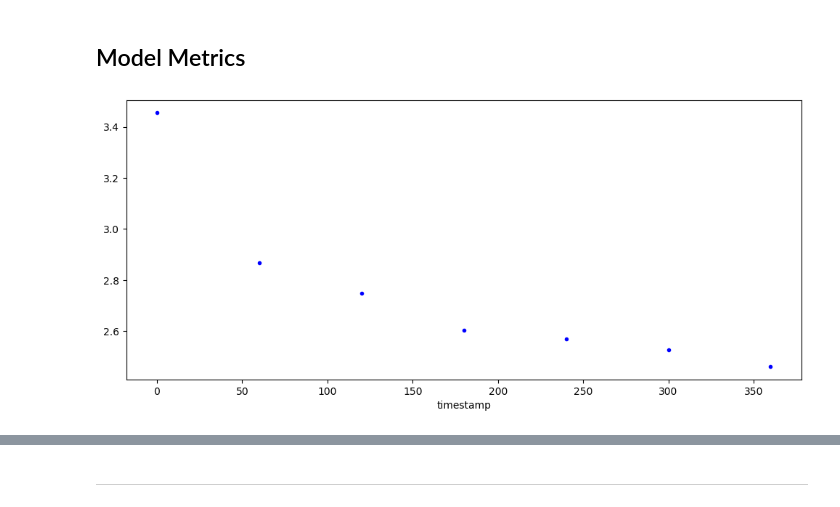
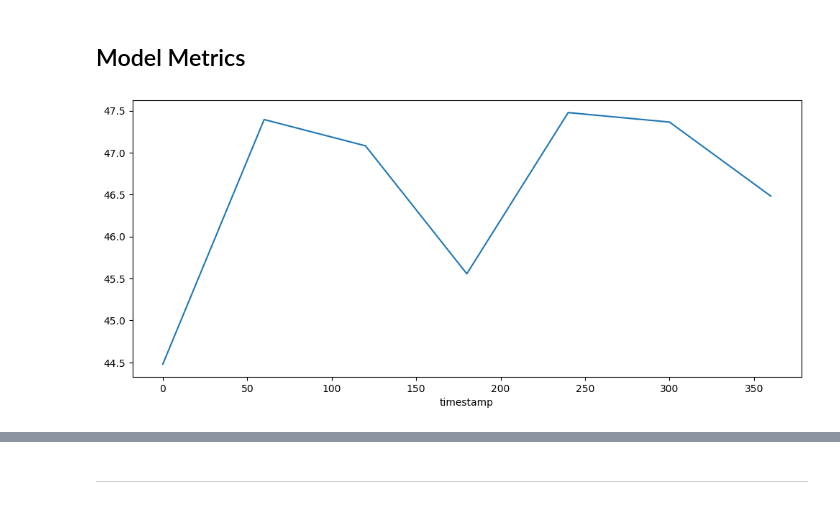
Before and after one commit to zalvatore/Predicting_Police_Activity, a Jupyter notebook: 3_Calls_ DeepAR.ipynb, the cells around one changed output, grey strips where cells are left out. Saved outputs shown, nothing was run; the diff lists cells and outputs as text; code cells hidden in the pictures.

```diff
--- a/3_Calls_ DeepAR.ipynb
+++ b/3_Calls_ DeepAR.ipynb
@@ -248,5 +271,5 @@ hyperparameters = {
     "mini_batch_size": "32",
     "learning_rate": "0.001",
     "dropout_rate": "0.05",
-    "early_stopping_patience": "25",
+    "early_stopping_patience": "30",
 }
@@ -281,11 +311,16 @@ Billable seconds: 475
 ## Model Metrics
 # %%
 training_job_name = estimator.latest_training_job.name
-metric_name = 'train:loss'
+metric_name = 'train:throughput'
 metrics_dataframe = TrainingJobAnalytics(training_job_name=training_job_name,metric_names=[metric_name]).dataframe()
-metrics_dataframe.plot(kind='line', figsize=(12,5), x='timestamp', y='value', style='b.', legend=False)
+metrics_dataframe.plot(kind='line',
+                       figsize=(12,5),
+                       x='timestamp',
+                       y='value',
+                       #style='b.',
+                       legend=False)
 #plt.pyplot.ylabel(metric_name)
 #plt.set_ylabel(metric_name)
 plt.show()
 # %% [output]
-[figure, old version]
+[figure, new version]
```
Also changed, not shown: parts of 29 cells of this notebook.
